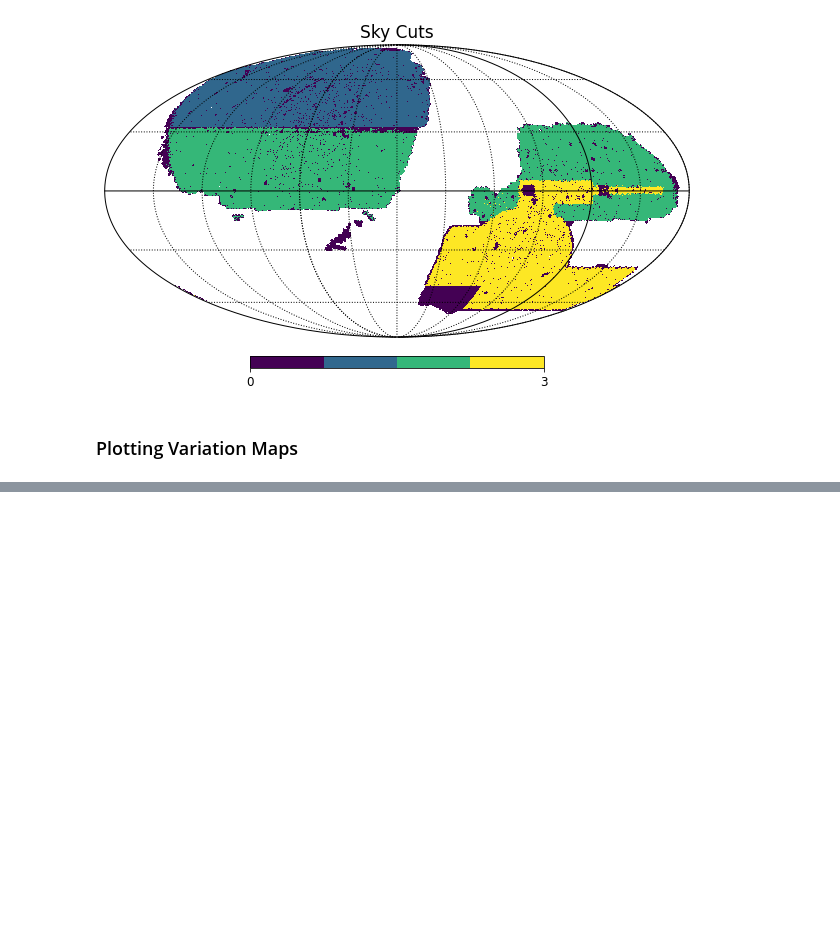
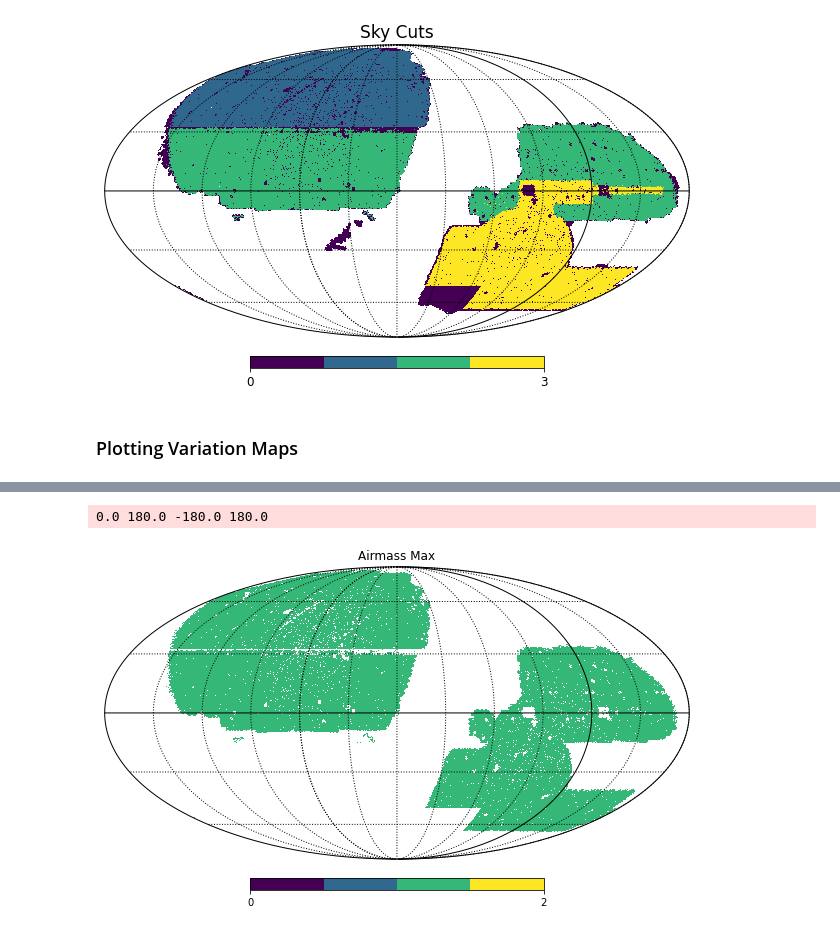
Before and after one commit to elleggert/astrostatistics, a Jupyter notebook: models/regression/paper_plots.ipynb, the cells around one changed output, grey strips where cells are left out. Cells and saved outputs as stored; diff of their text form; code cells hidden in the pictures; blank space fills up the shorter version.

```diff
--- a/models/regression/paper_plots.ipynb
+++ b/models/regression/paper_plots.ipynb
@@ -17,10 +17,12 @@ galaxies = ['lrg', 'elg', 'qso', 'glbg', 'rlbg']
 # %% [markdown]
 ### Begin by creating final dataframe of columns and densities
 # %%
+df_total = None
 df_north = pd.read_csv('../../bricks_data/north_predictions.csv')
 df_south = pd.read_csv('../../bricks_data/south_predictions.csv')
 df_des = pd.read_csv('../../bricks_data/des_predictions.csv')
-df_total = pd.concat((df_south, df_des), axis=0)
-df_total = pd.concat((df_total, df_south), axis=0)
+df_sd = pd.concat((df_south, df_des), axis=0)
+df_total = pd.concat((df_sd, df_north), axis=0)
 print(len(df_total))
+print(df_total.columns)
 # %% [output]
@@ -360,11 +367,13 @@ hp.graticule()
 with open('../../bricks_data/pixel2systematics_reporting.pickle', 'rb') as f:
     geo_dict_inc = pickle.load(f)
     f.close()
+
 sys_list = []
 for key in geo_dict_inc.keys():
     ind_sys_list = geo_dict_inc[key]
     ind_sys_list.append(key)
     sys_list.append(ind_sys_list)
+
 
 df_sys_geo_inc = pd.DataFrame(sys_list, columns=['airmass_mean',
                                                  'airmass_std',
@@ -426,11 +435,7 @@ df_sys_geo_inc = pd.DataFrame(sys_list, columns=['airmass_mean',
                                                  'seeing_z_min',
                                                  'seeing_z_max',
 
-                                                 'subpixels_covered'])
+                                                 'subpixels_covered', 'pixel_id'])
 
-print(df_sys_geo_inc.columns)
-
-df_total = df_total.merge(df_sys_geo_inc, how='inner', on='pixel_id')
-print(len(df_total))
-df_north.dropna(axis=0, inplace=True)
+print(len(df_sys_geo_inc))
 # %% [output]
@@ -456,0 +540,6 @@ for i in range(15):
+# %%
+
+df_total.drop(columns=['lrg', 'elg', 'qso', 'glbg', 'rlbg', 'lrg_lin', 'elg_lin',
+       'qso_lin', 'glbg_lin', 'rlbg_lin', 'lrg_nn', 'elg_nn', 'qso_nn',
+       'glbg_nn', 'rlbg_nn', 'lrg_deep', 'elg_deep', 'qso_deep', 'glbg_deep',
+       'rlbg_deep'], inplace=True)
@@ -456,0 +566,10 @@ for i in range(15):
+# %%
+hpmap = np.zeros(hp.nside2npix(512)) + hp.UNSEEN
+# Show ares that were retained after cleansing
+hpmap[df_total['pixel_id']] = 1
+
+hp.mollview(hpmap, rot=120, badcolor='white', cmap=cm.get_cmap('viridis', 4), title="Airmass Max")
+hp.graticule()
+# %% [output]
+0.0 180.0 -180.0 180.0
+[figure, added]
```
Also changed, not shown: parts of 12 cells of this notebook, 2 other files.
